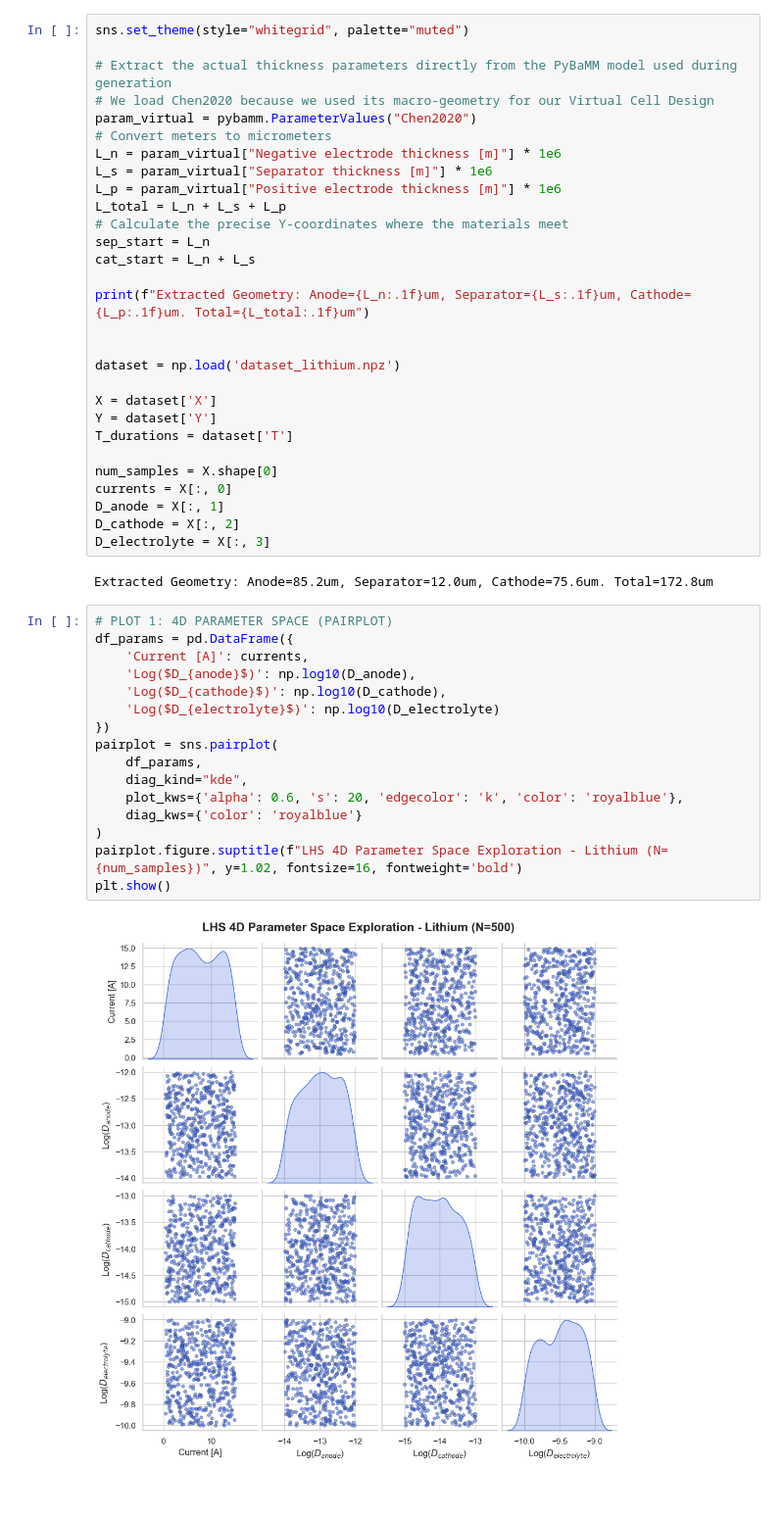
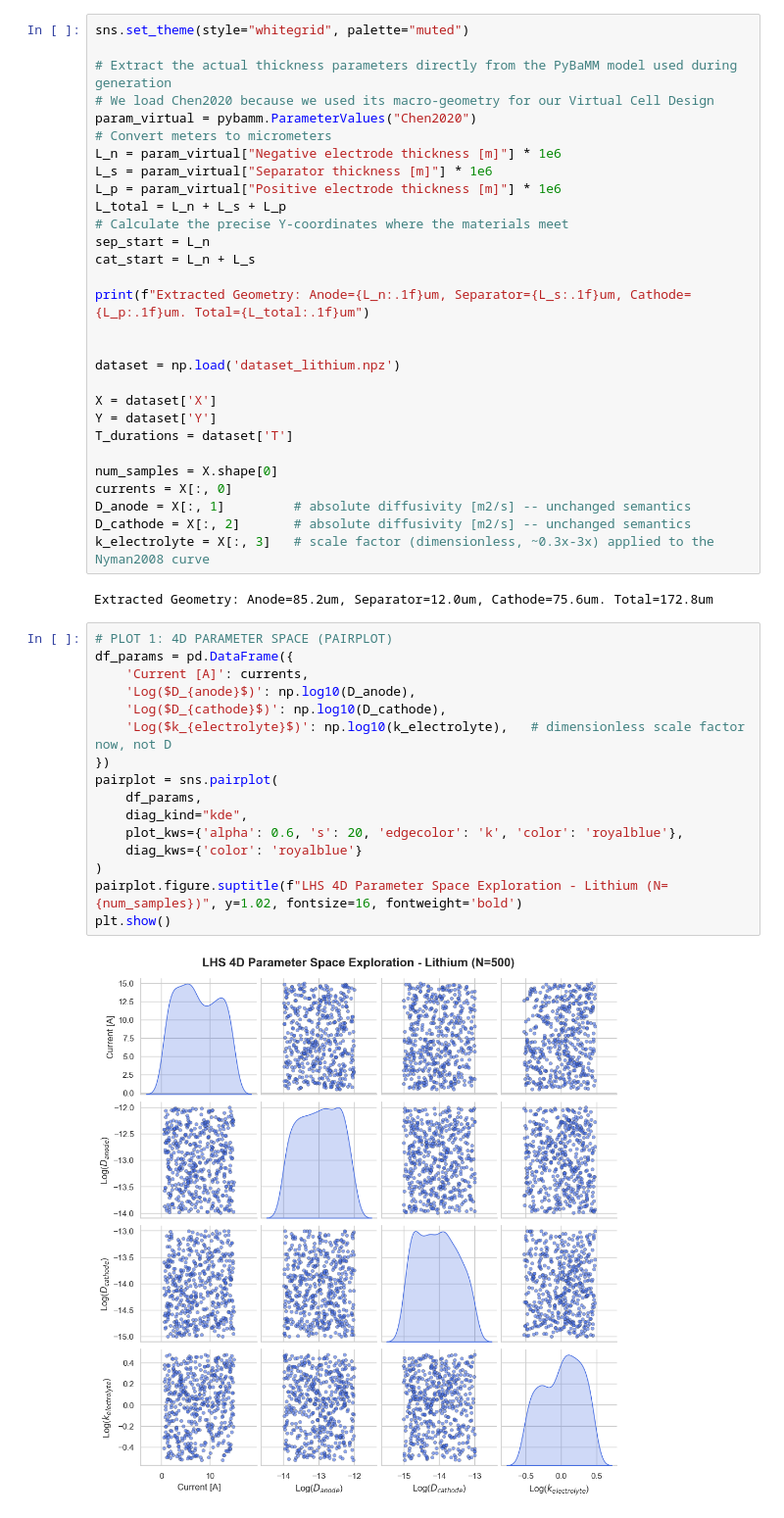
Before and after one commit to Lasagnos/SiB-Internship, a Jupyter notebook: Dataset_Visualizer_Li.ipynb, the cells around one changed output. Shown at 98% size. Cells and saved outputs as stored; diff of their text form.

```diff
--- a/Dataset_Visualizer_Li.ipynb
+++ b/Dataset_Visualizer_Li.ipynb
@@ -30,29 +30,29 @@ T_durations = dataset['T']
 
 num_samples = X.shape[0]
 currents = X[:, 0]
-D_anode = X[:, 1]
-D_cathode = X[:, 2]
-D_electrolyte = X[:, 3]
+D_anode = X[:, 1]         # absolute diffusivity [m2/s] -- unchanged semantics
+D_cathode = X[:, 2]       # absolute diffusivity [m2/s] -- unchanged semantics
+k_electrolyte = X[:, 3]   # scale factor (dimensionless, ~0.3x-3x) applied to the Nyman2008 curve
 # %% [output]
 Extracted Geometry: Anode=85.2um, Separator=12.0um, Cathode=75.6um. Total=172.8um
 # %%
 # PLOT 1: 4D PARAMETER SPACE (PAIRPLOT)
 df_params = pd.DataFrame({
     'Current [A]': currents,
     'Log($D_{anode}$)': np.log10(D_anode),
     'Log($D_{cathode}$)': np.log10(D_cathode),
-    'Log($D_{electrolyte}$)': np.log10(D_electrolyte)
+    'Log($k_{electrolyte}$)': np.log10(k_electrolyte),   # dimensionless scale factor now, not D
 })
 pairplot = sns.pairplot(
     df_params,
     diag_kind="kde",
     plot_kws={'alpha': 0.6, 's': 20, 'edgecolor': 'k', 'color': 'royalblue'},
     diag_kws={'color': 'royalblue'}
 )
 pairplot.figure.suptitle(f"LHS 4D Parameter Space Exploration - Lithium (N={num_samples})", y=1.02, fontsize=16, fontweight='bold')
 plt.show()
 # %% [output]
-[figure, old version]
+[figure, new version]
 # %%
 # PLOT 2: STATISTICAL ANALYSIS (DISCHARGE TIME HISTOGRAM)
 fig2, ax2 = plt.subplots(figsize=(8, 6))
```
Also changed, not shown: parts of 2 cells of this notebook, 24 other files.
